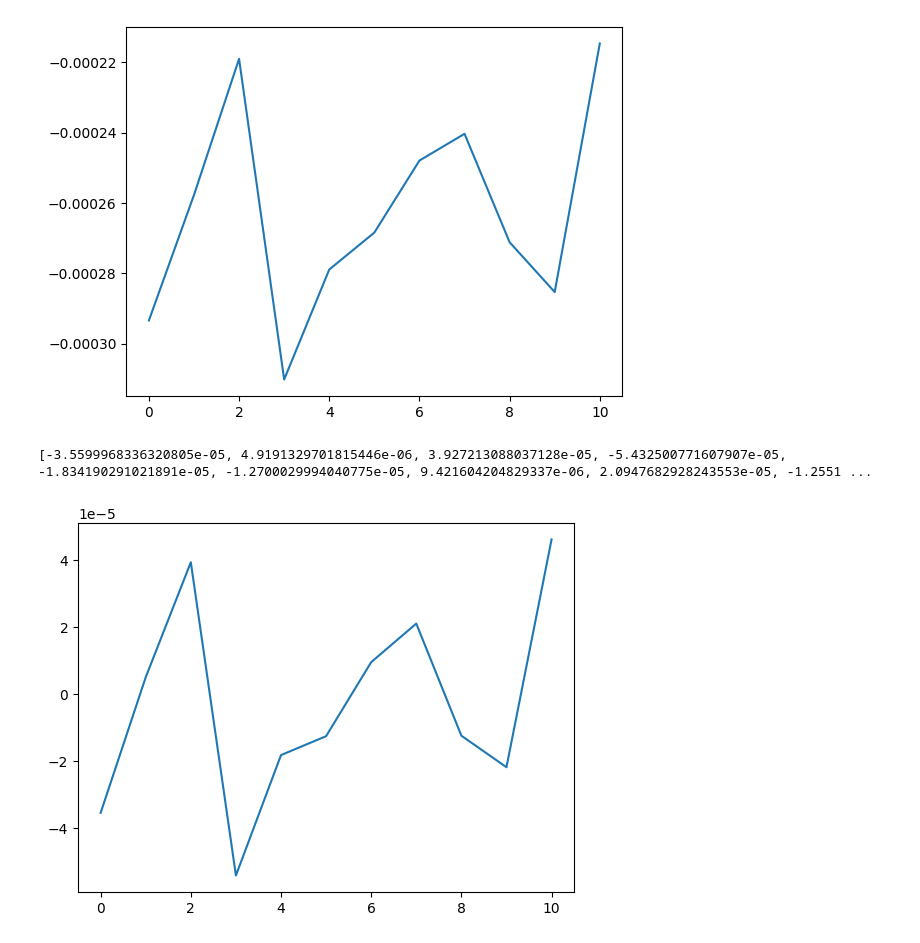
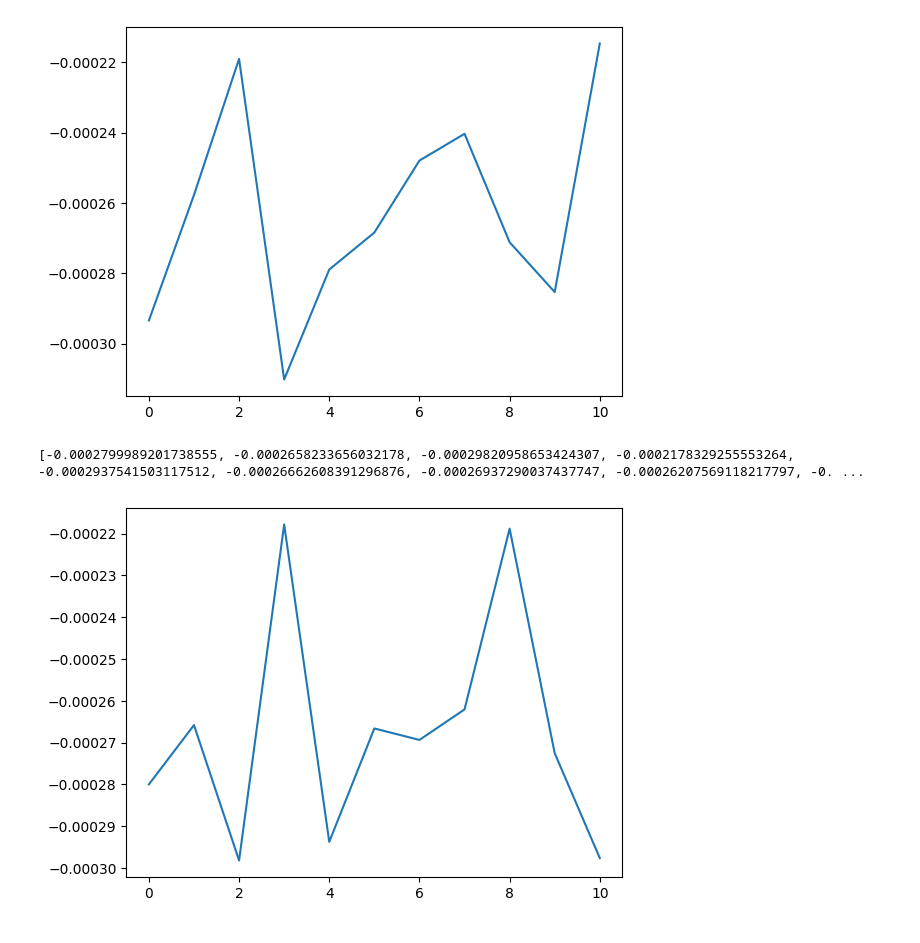
Before and after one commit to prabnur/bez2018model_valence, a Jupyter notebook: tensor.ipynb, the cells around one changed output. Drawn from its saved outputs; the diff is of its cells as text; code cells hidden in the pictures.

```diff
--- a/tensor.ipynb
+++ b/tensor.ipynb
@@ -26,12 +26,15 @@ scores
 root_note = "C4"
 # %%
 
+from analysis.musical import consonance_scores
 from analysis.spike_tensor import generate_expectation, generate_snapshot, generate_spike_tensor
 import matplotlib.pyplot as plt
 from cache import get_spikes
 
-def plot_snapshot(scores):
-    spike_tensors = [generate_spike_tensor(get_spikes(note), tau=0.00001) for note in consonance_ordered_notes(root_note)]
+def plot_snapshot(note):
+    print(consonance_ordered_notes(note))
+    scores = consonance_scores()
+    spike_tensors = [generate_spike_tensor(get_spikes(note), tau=0.00001) for note in consonance_ordered_notes(note)]
     expectation = generate_expectation(spike_tensors, scores)
     spikes = get_spikes(root_note)
     tensor = generate_spike_tensor(spikes)
@@ -39,4 +42,3 @@ def plot_snapshot(scores):
     print(snapshot)
     plt.plot(snapshot)
     plt.show()
-plot_snapshot(consonance_probabilities())
@@ -60,8 +58,9 @@ plot_snapshot(consonance_scores())
 # %% [output]
 [-0.00029342796967035196, -0.00025773705761521286, -0.00021903642773208397, -0.0003102034333001489, -0.00027893450591275466, -0.0002684320454776645, -0.000247954934277014, -0.000240348677494561, -0.00 ...
 [figure]
-# %%
-plot_snapshot(consonance_scores(adjust_to_zero=True))
-# %% [output]
-[-3.5599968336320805e-05, 4.9191329701815446e-06, 3.927213088037128e-05, -5.432500771607907e-05, -1.834190291021891e-05, -1.2700029994040775e-05, 9.421604204829337e-06, 2.0947682928243553e-05, -1.2551 ...
-[figure, removed]
+# %%
+root_note = "D4"
+plot_snapshot(consonance_scores())
+# %% [output]
+[-0.0002799989201738555, -0.0002658233656032178, -0.00029820958653424307, -0.0002178329255553264, -0.0002937541503117512, -0.00026662608391296876, -0.00026937290037437747, -0.00026207569118217797, -0. ...
+[figure, added]
```
Also changed, not shown: parts of 7 cells of this notebook, 5 other files.
